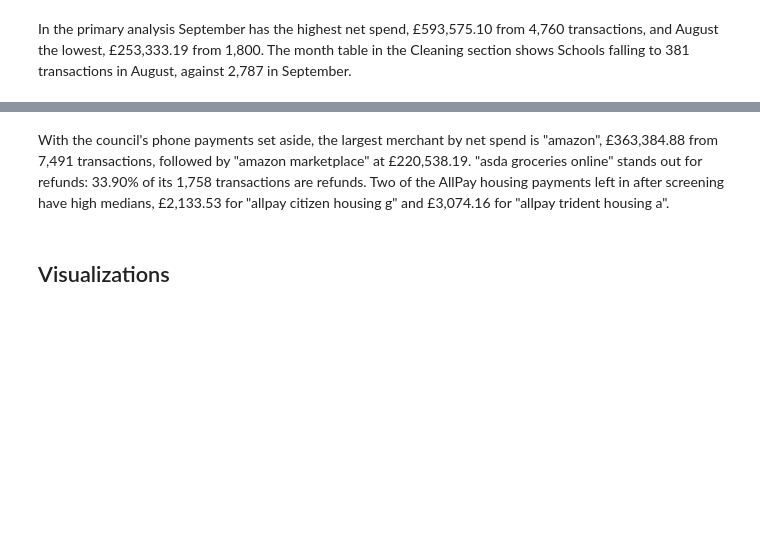
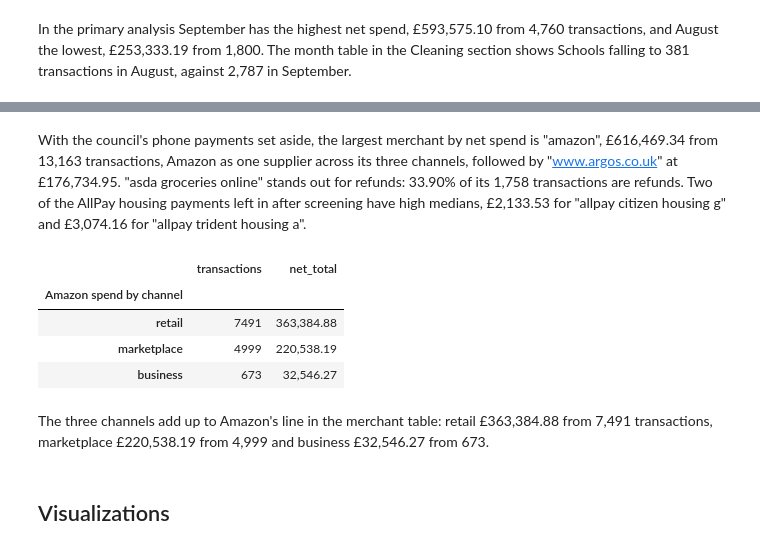
Before and after one commit to PaddyGilliland1/ai-programming-foundations-project, a Jupyter notebook: data_workflow.ipynb, the cells around one changed output, grey strips where cells are left out. Drawn from its saved outputs; the diff is of its cells as text; code cells hidden in the pictures; blank space fills up the shorter version.

```diff
--- a/data_workflow.ipynb
+++ b/data_workflow.ipynb
@@ -770,5 +800,21 @@ top_merchants
 # %% [markdown]
-With the council's phone payments set aside, the largest merchant by net spend is "amazon", £363,384.88 from 7,491 transactions, followed by "amazon marketplace" at £220,538.19. "asda groceries online" stands out for refunds: 33.90% of its 1,758 transactions are refunds. Two of the AllPay housing payments left in after screening have high medians, £2,133.53 for "allpay citizen housing g" and £3,074.16 for "allpay trident housing a".
+With the council's phone payments set aside, the largest merchant by net spend is "amazon", £616,469.34 from 13,163 transactions, Amazon as one supplier across its three channels, followed by "www.argos.co.uk" at £176,734.95. "asda groceries online" stands out for refunds: 33.90% of its 1,758 transactions are refunds. Two of the AllPay housing payments left in after screening have high medians, £2,133.53 for "allpay citizen housing g" and £3,074.16 for "allpay trident housing a".
+# %%
+# Amazon is one supplier, so I split its line in the table above by the
+# channel each purchase went through.
+amazon = primary[primary["merchant_name"] == "amazon"]
+amazon_channels = summarise_spend(amazon, "merchant_channel")[
+    ["transactions", "net_total"]
+].rename_axis("Amazon spend by channel")
+amazon_channels
+# %% [output]
+|  | transactions | net_total |
+| Amazon spend by channel |  |  |
+| retail | 7491 | 363,384.88 |
+| marketplace | 4999 | 220,538.19 |
+| business | 673 | 32,546.27 |
+# %% [markdown]
+The three channels add up to Amazon's line in the merchant table: retail £363,384.88 from 7,491 transactions, marketplace £220,538.19 from 4,999 and business £32,546.27 from 673.
 # %% [markdown]
 ## Visualizations
 # %% [markdown]
```
Also changed, not shown: parts of 9 cells of this notebook.
